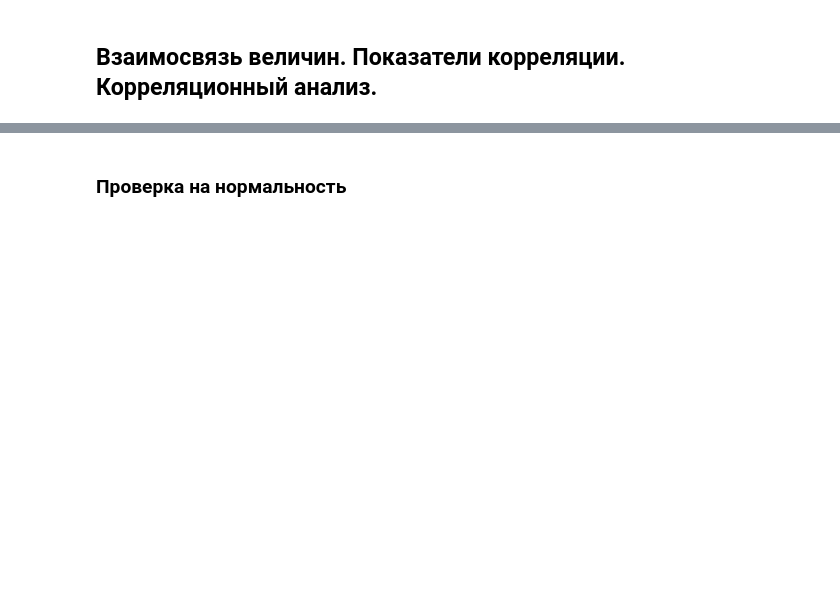
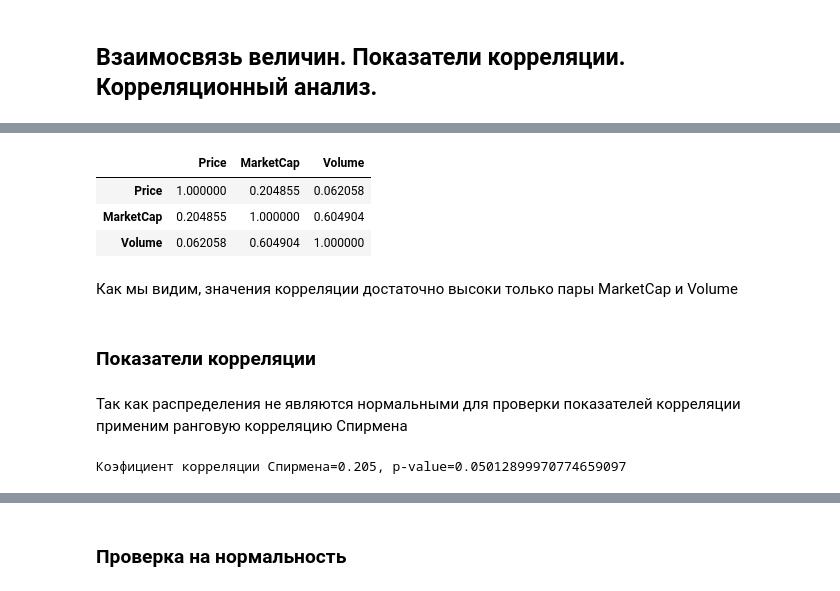
Before and after one commit to owertone-learning/Probab-Theory, a Jupyter notebook: Курсовик/work.ipynb, the cells around one changed output, grey strips where cells are left out. Cells and saved outputs as stored; diff of their text form; code cells hidden in the pictures; blank space fills up the shorter version.

```diff
--- a/Курсовик/work.ipynb
+++ b/Курсовик/work.ipynb
@@ -307,0 +153,13 @@ print(f'коэффициент корреляции Пирсона: {round(corr1
+# %%
+data_df[['Price', 'MarketCap', 'Volume']].corr(method='spearman')
+# %% [output]
+|  | Price | MarketCap | Volume |
+| Price | 1.000000 | 0.204855 | 0.062058 |
+| MarketCap | 0.204855 | 1.000000 | 0.604904 |
+| Volume | 0.062058 | 0.604904 | 1.000000 |
+# %% [markdown]
+Как мы видим, значения корреляции достаточно высоки только пары MarketCap и Volume
+# %% [markdown]
+### Показатели корреляции
+# %% [markdown]
+Так как распределения не являются нормальными для проверки показателей корреляции применим ранговую корреляцию Спирмена
@@ -307,0 +169,5 @@ print(f'коэффициент корреляции Пирсона: {round(corr1
+# %%
+coef, p = spearmanr(X, Y)
+print ('Коэфициент корреляции Спирмена=%.3f, p-value=%.20f' % (coef, p))
+# %% [output]
+Коэфициент корреляции Спирмена=0.205, p-value=0.05012899970774659097
```
Also changed, not shown: parts of 79 cells of this notebook.
